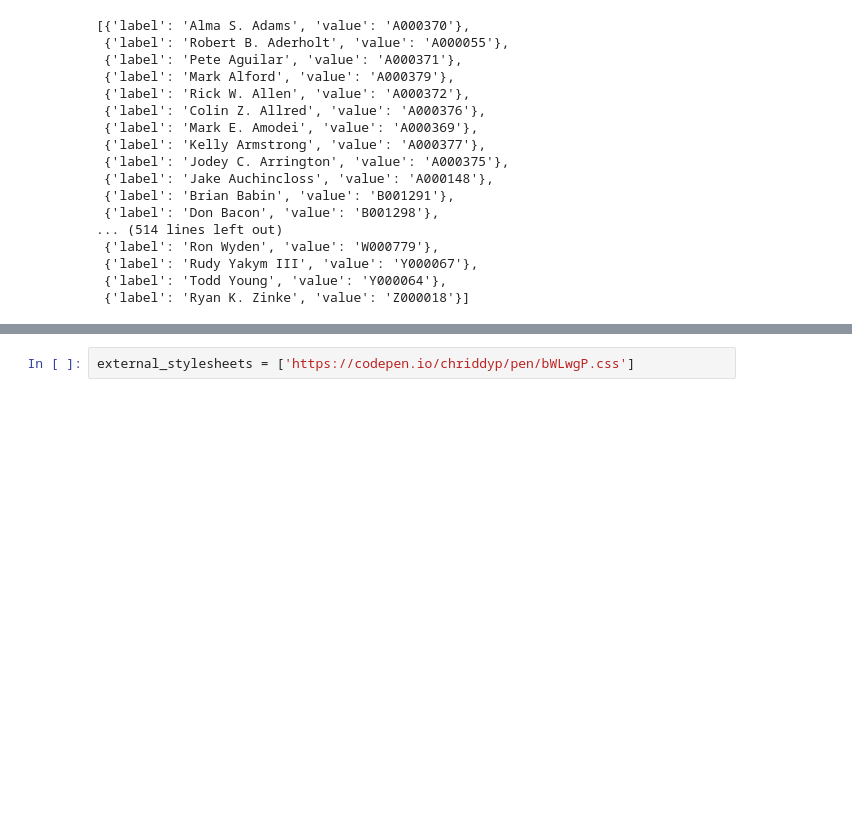
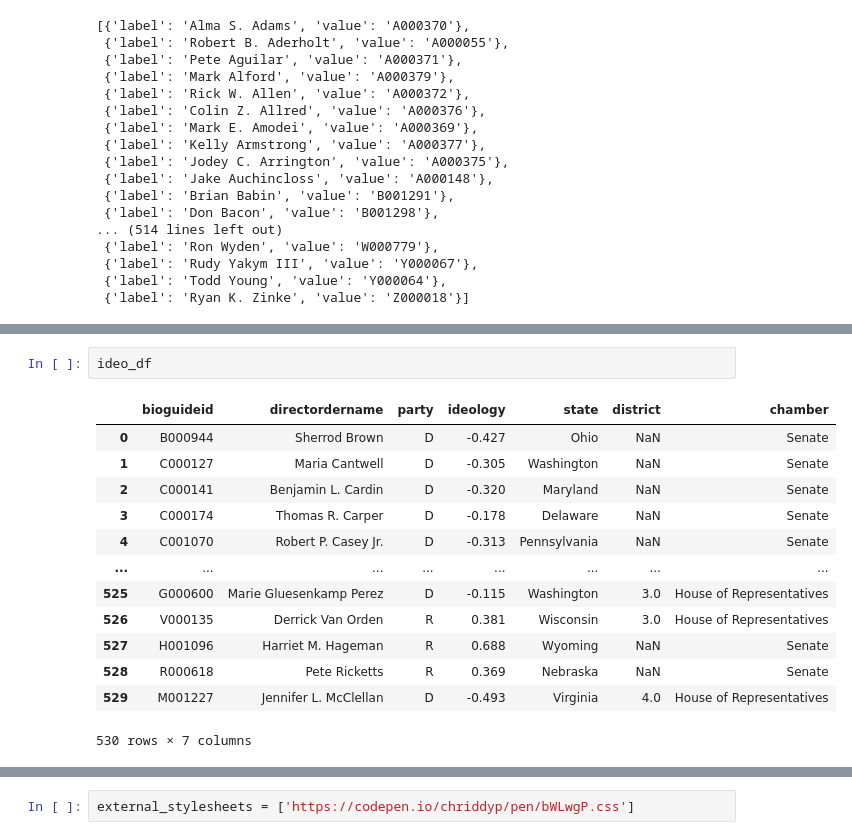
Before and after one commit to zgrayblue/contrans2023, a Jupyter notebook: dashboard.ipynb, the cells around one changed output, grey strips where cells are left out. Drawn from its saved outputs; the diff is of its cells as text; blank space fills up the shorter version.

```diff
--- a/dashboard.ipynb
+++ b/dashboard.ipynb
@@ -48,0 +69,16 @@ member_list
+# %%
+ideo_df
+# %% [output]
+|  | bioguideid | directordername | party | ideology | state | district | chamber |
+| 0 | B000944 | Sherrod Brown | D | -0.427 | Ohio | NaN | Senate |
+| 1 | C000127 | Maria Cantwell | D | -0.305 | Washington | NaN | Senate |
+| 2 | C000141 | Benjamin L. Cardin | D | -0.320 | Maryland | NaN | Senate |
+| 3 | C000174 | Thomas R. Carper | D | -0.178 | Delaware | NaN | Senate |
+| 4 | C001070 | Robert P. Casey Jr. | D | -0.313 | Pennsylvania | NaN | Senate |
+| ... | ... | ... | ... | ... | ... | ... | ... |
+| 525 | G000600 | Marie Gluesenkamp Perez | D | -0.115 | Washington | 3.0 | House of Representatives |
+| 526 | V000135 | Derrick Van Orden | R | 0.381 | Wisconsin | 3.0 | House of Representatives |
+| 527 | H001096 | Harriet M. Hageman | R | 0.688 | Wyoming | NaN | Senate |
+| 528 | R000618 | Pete Ricketts | R | 0.369 | Nebraska | NaN | Senate |
+| 529 | M001227 | Jennifer L. McClellan | D | -0.493 | Virginia | 4.0 | House of Representatives |
+530 rows × 7 columns
```
Also changed, not shown: parts of 8 cells of this notebook.
